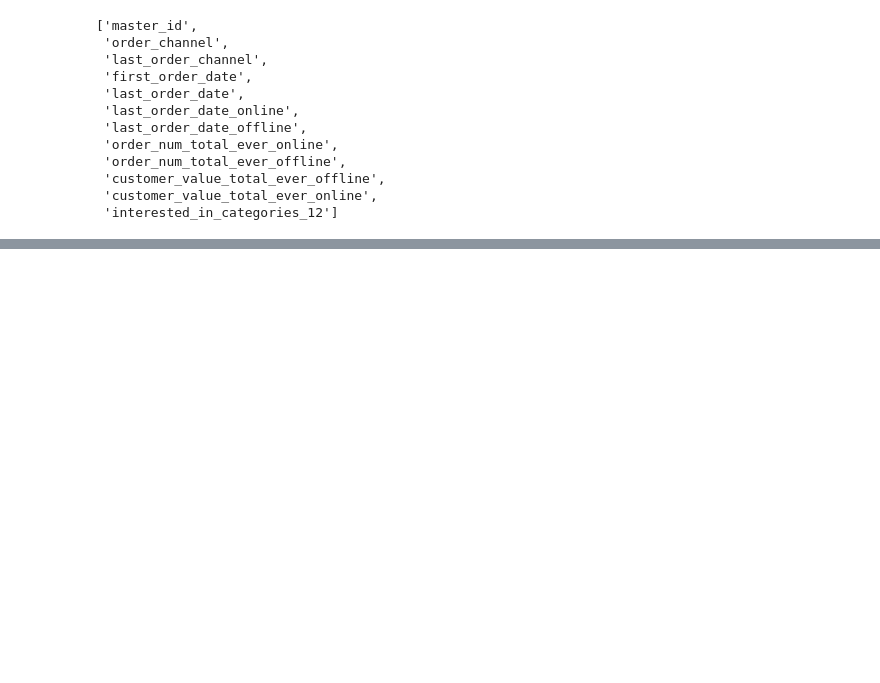
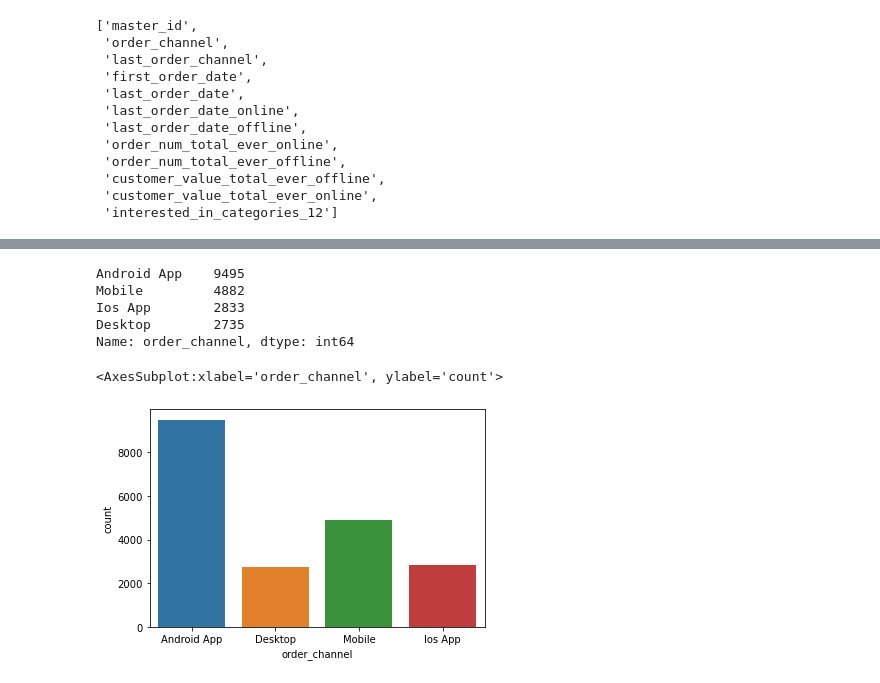
Before and after one commit to yurtcanmustafa/RFM_Customer_Segmentation, a Jupyter notebook: RFM_Customer_Segmentation.ipynb, the cells around one changed output, grey strips where cells are left out. Drawn from its saved outputs; the diff is of its cells as text; code cells hidden in the pictures; blank space fills up the shorter version.

```diff
--- a/RFM_Customer_Segmentation.ipynb
+++ b/RFM_Customer_Segmentation.ipynb
@@ -80,0 +132,8 @@ list(df.columns)
+# %%
+# Now we merge online and offline sales numbers and frequincies into two variables:
+# customer_value_total_ever_omnichannel,order_num_total_ever_omnichannel
+
+df["omnichannel_total_order_num"] = df["order_num_total_ever_online"] + df["order_num_total_ever_offline"]
+
+df["omnichannel_total_customer_value"] = df["customer_value_total_ever_offline"] + df["customer_value_total_ever_online"]
+df.head()
@@ -80,0 +147,4 @@ list(df.columns)
+# %%
+# Transforming columns containing "date" string to datetime datatype from object.
+date_columns = [col for col in df.columns if "date" in col]
+df[date_columns] = df[date_columns].apply(pd.to_datetime)
@@ -80,0 +170,12 @@ list(df.columns)
+# %%
+##The distribution of many attributes on different platforms
+print(df["order_channel"].value_counts())
+sns.countplot(x=df["order_channel"])
+# %% [output]
+Android App    9495
+Mobile         4882
+Ios App        2833
+Desktop        2735
+Name: order_channel, dtype: int64
+<AxesSubplot:xlabel='order_channel', ylabel='count'>
+[figure, added]
```
Also changed, not shown: parts of 31 cells of this notebook.
